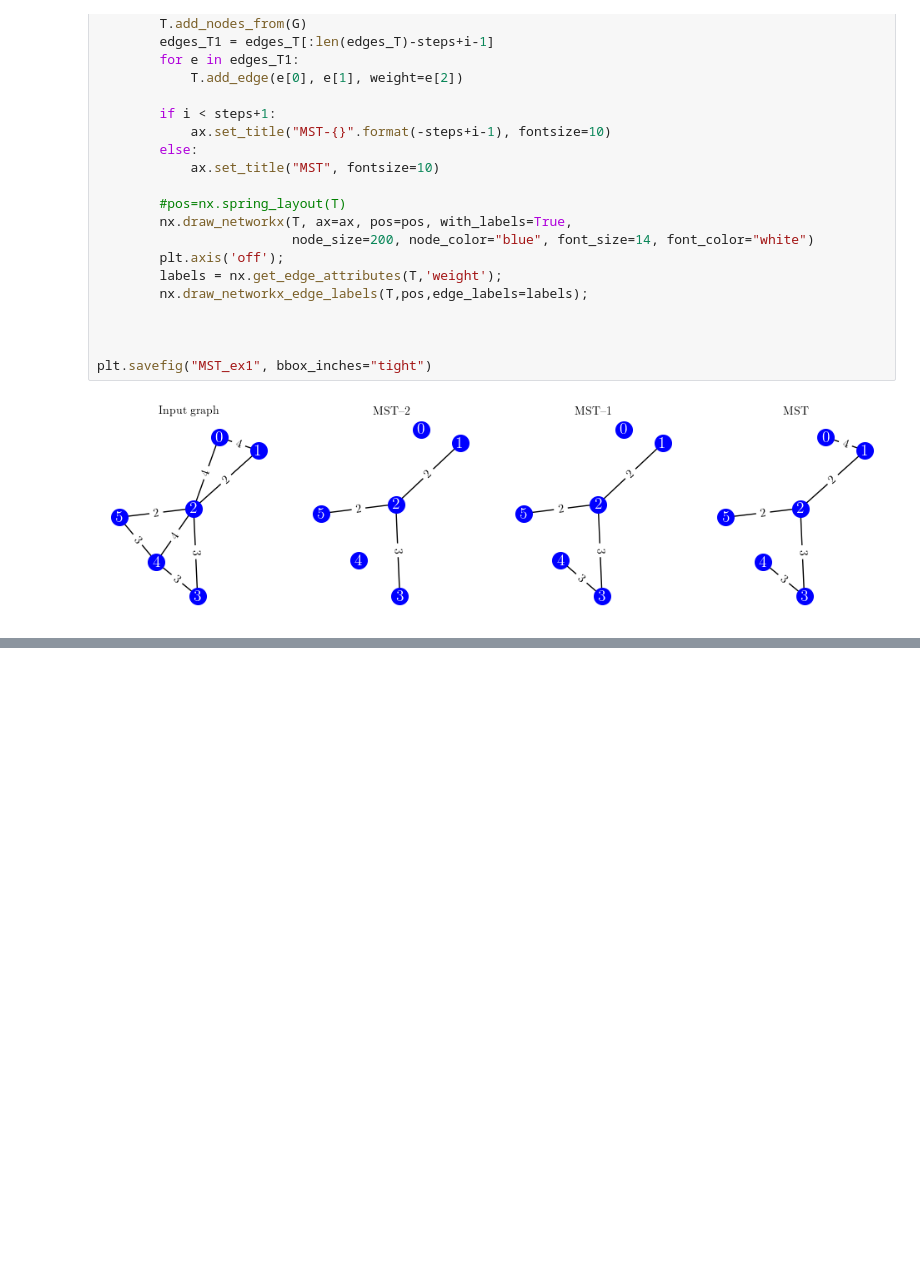
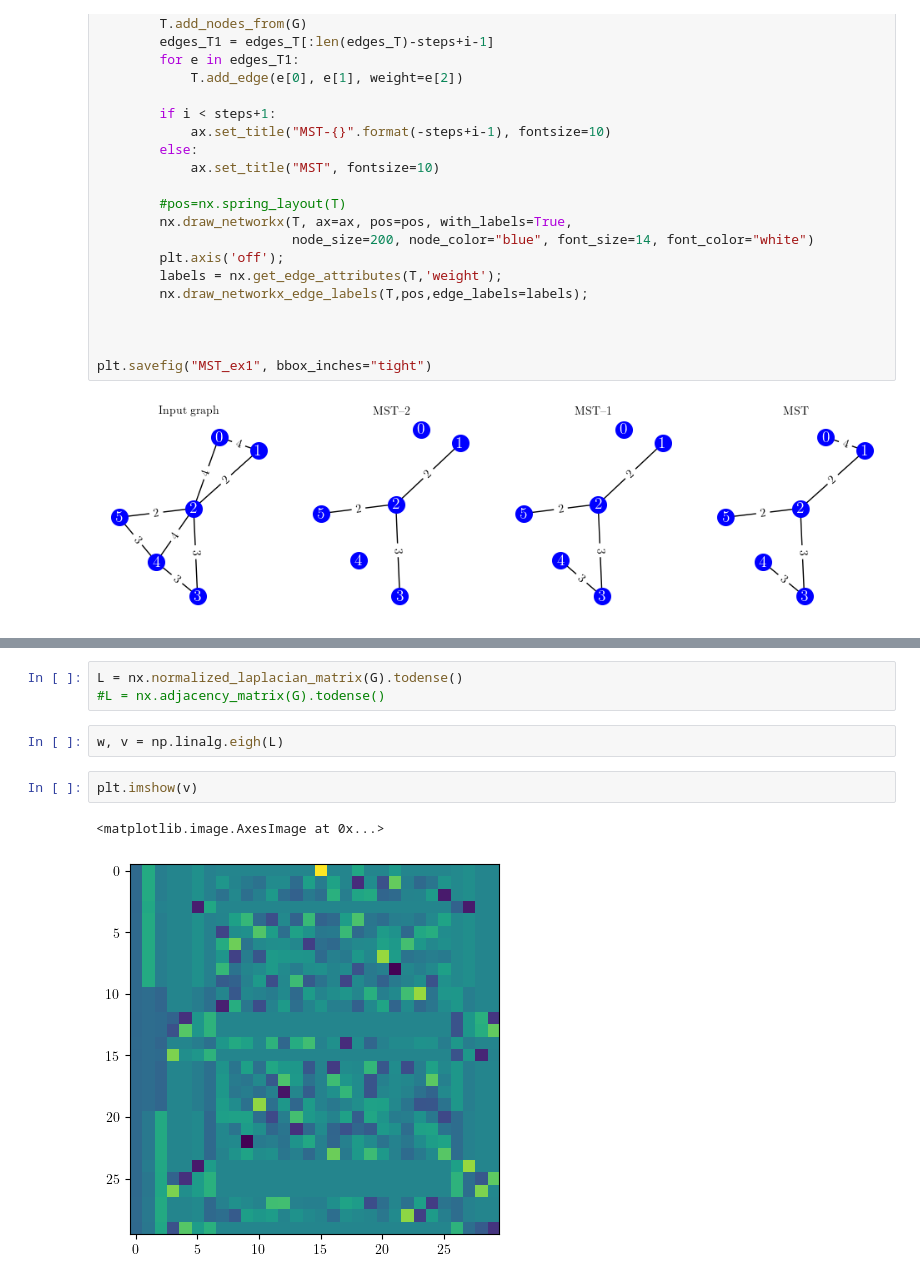
Before and after one commit to HanbaekLyu/Math444_GNiDS, a Jupyter notebook: notebooks/notebook7.ipynb, the cells around one changed output, grey strips where cells are left out. Cells and saved outputs as stored; diff of their text form; blank space fills up the shorter version.

```diff
--- a/notebooks/notebook7.ipynb
+++ b/notebooks/notebook7.ipynb
@@ -619,0 +675,10 @@ plt.savefig("MST_ex1", bbox_inches="tight")
+# %%
+L = nx.normalized_laplacian_matrix(G).todense()
+#L = nx.adjacency_matrix(G).todense()
+# %%
+w, v = np.linalg.eigh(L)
+# %%
+plt.imshow(v)
+# %% [output]
+<matplotlib.image.AxesImage at 0x...>
+[figure, added]
```
Also changed, not shown: parts of 16 cells of this notebook, 15 other files.
